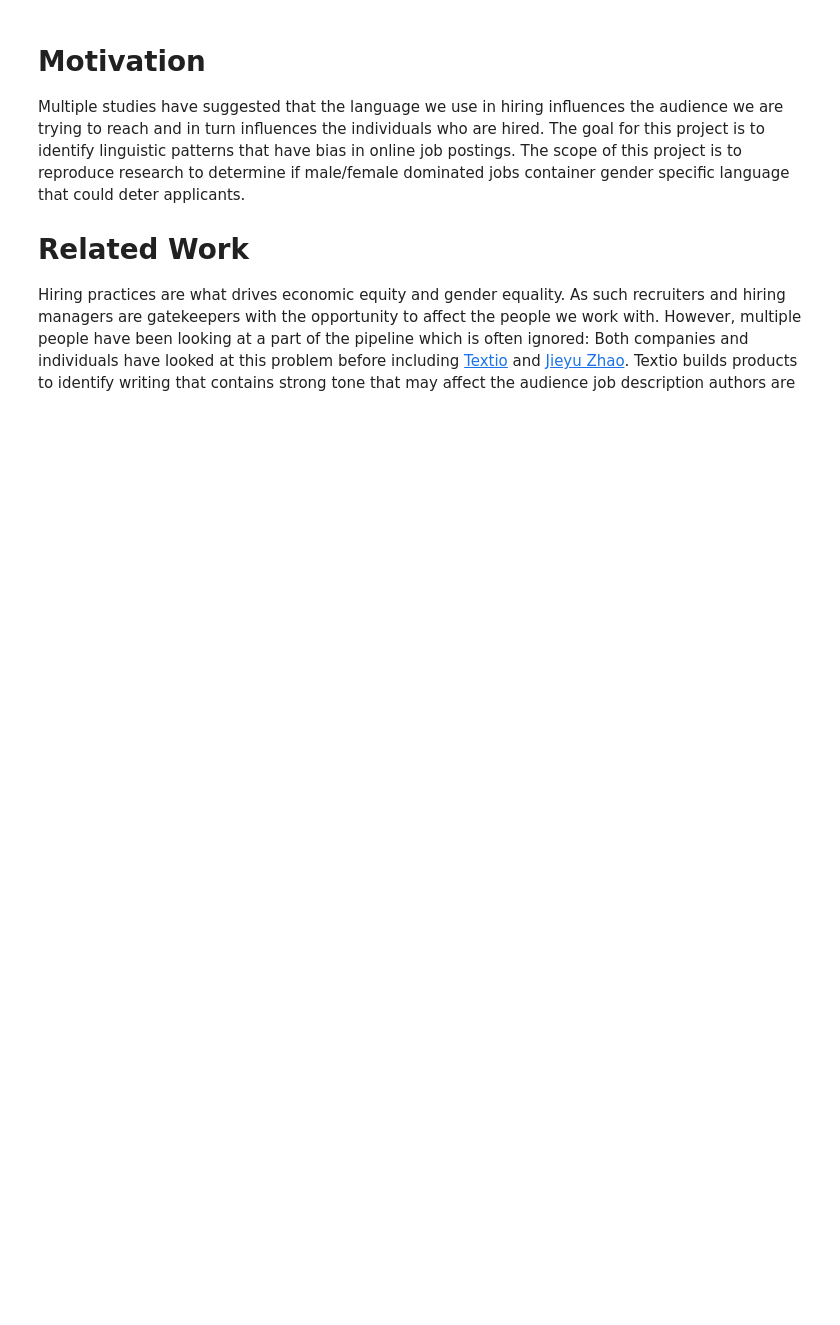
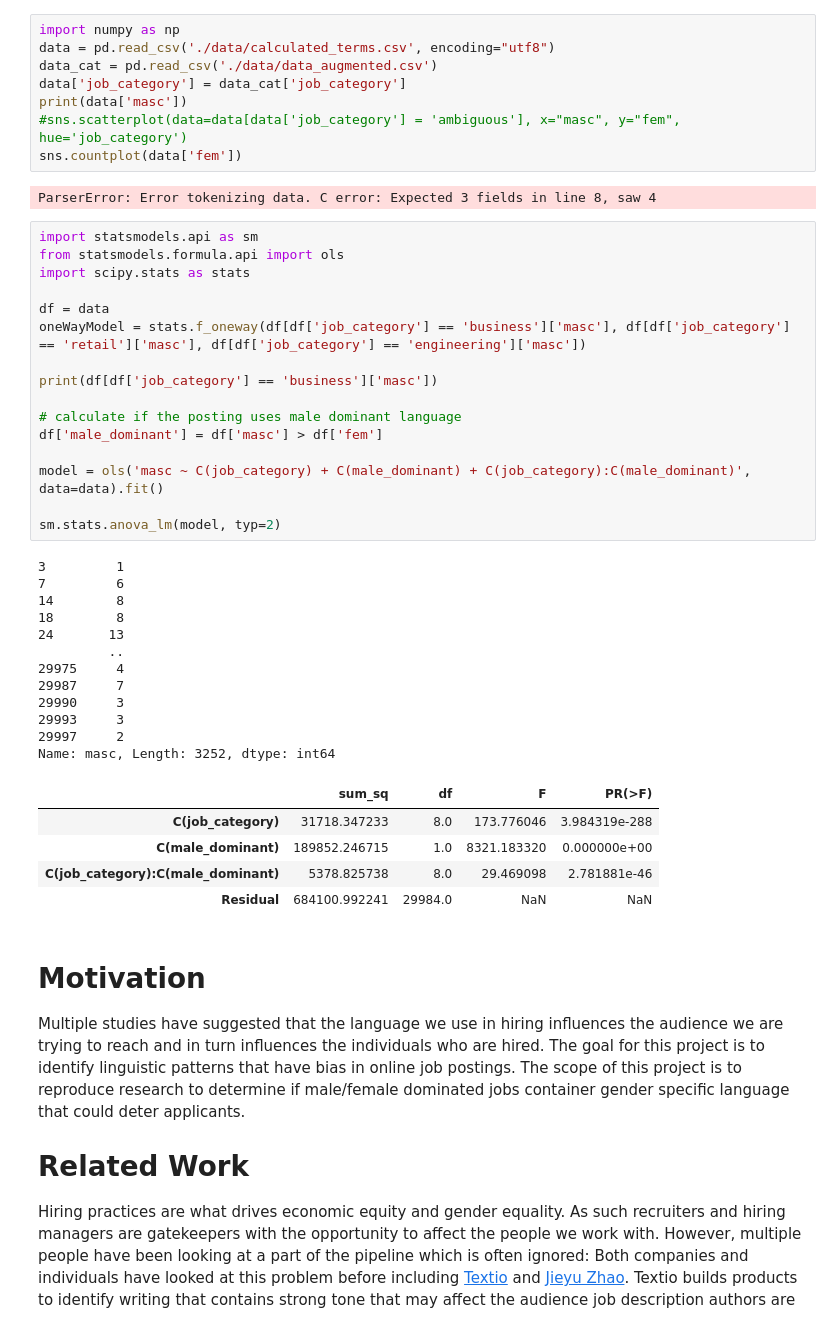
Before and after one commit to JFrei86/data-512-final, a Jupyter notebook: final.ipynb, the cells around one changed output. Saved outputs shown, nothing was run; the diff lists cells and outputs as text; blank space fills up the shorter version.

```diff
--- a/final.ipynb
+++ b/final.ipynb
@@ -1,3 +19,47 @@
+# %%
+import numpy as np
+data = pd.read_csv('./data/calculated_terms.csv', encoding="utf8")
+data_cat = pd.read_csv('./data/data_augmented.csv')
+data['job_category'] = data_cat['job_category']
+print(data['masc'])
+#sns.scatterplot(data=data[data['job_category'] = 'ambiguous'], x="masc", y="fem", hue='job_category')
+sns.countplot(data['fem'])
+# %% [output]
+ParserError: Error tokenizing data. C error: Expected 3 fields in line 8, saw 4
+# %%
+import statsmodels.api as sm
+from statsmodels.formula.api import ols
+import scipy.stats as stats
+
+df = data
+oneWayModel = stats.f_oneway(df[df['job_category'] == 'business']['masc'], df[df['job_category'] == 'retail']['masc'], df[df['job_category'] == 'engineering']['masc'])
+
+print(df[df['job_category'] == 'business']['masc'])
+
+# calculate if the posting uses male dominant language
+df['male_dominant'] = df['masc'] > df['fem']
+
+model = ols('masc ~ C(job_category) + C(male_dominant) + C(job_category):C(male_dominant)', data=data).fit()
+
+sm.stats.anova_lm(model, typ=2)
+# %% [output]
+3         1
+7         6
+14        8
+18        8
+24       13
+         ..
+29975     4
+29987     7
+29990     3
+29993     3
+29997     2
+Name: masc, Length: 3252, dtype: int64
+|  | sum_sq | df | F | PR(>F) |
+| C(job_category) | 31718.347233 | 8.0 | 173.776046 | 3.984319e-288 |
+| C(male_dominant) | 189852.246715 | 1.0 | 8321.183320 | 0.000000e+00 |
+| C(job_category):C(male_dominant) | 5378.825738 | 8.0 | 29.469098 | 2.781881e-46 |
+| Residual | 684100.992241 | 29984.0 | NaN | NaN |
 # %% [markdown]
 # Motivation
 
```
Also changed, not shown: parts of 1 cell of this notebook, 6 other files.
